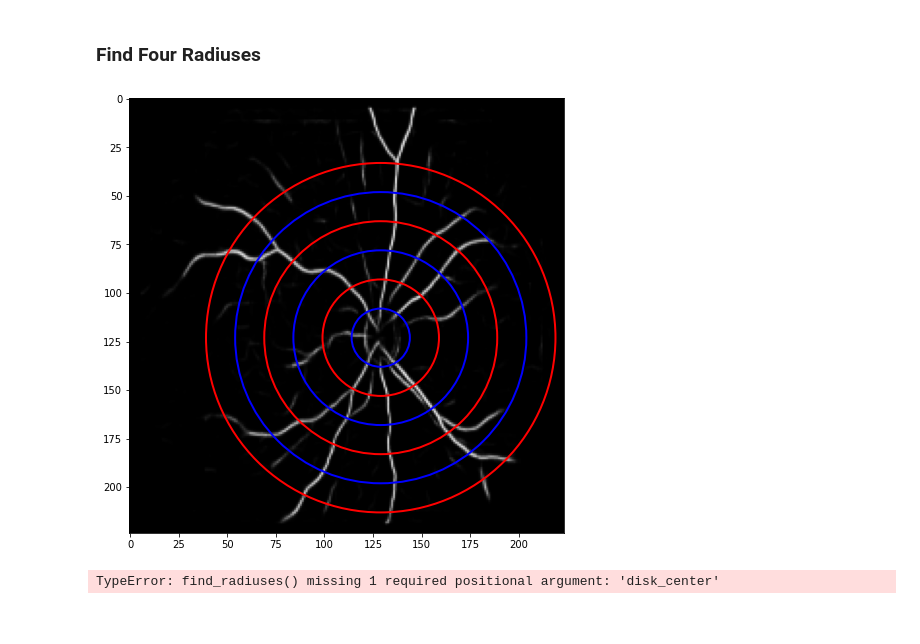
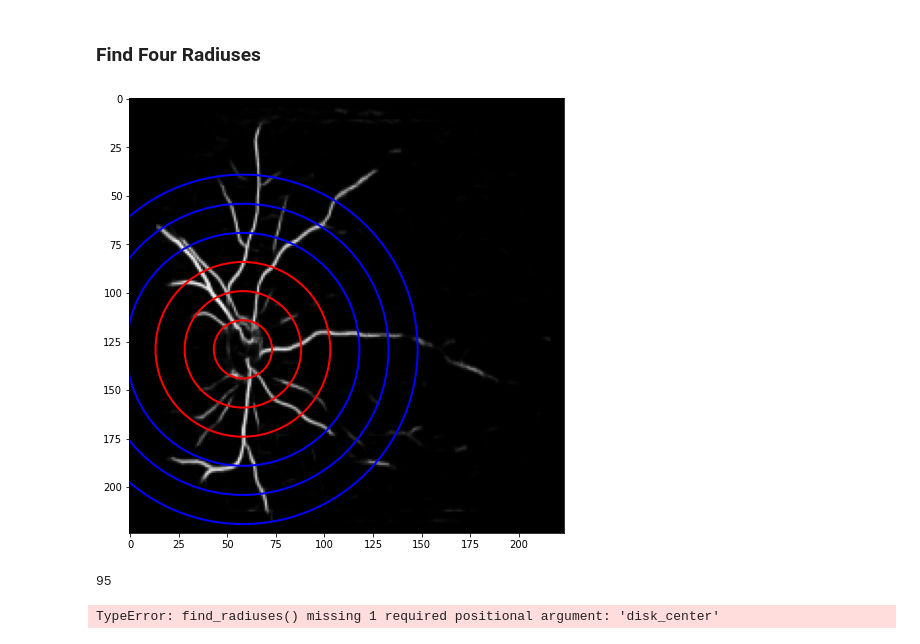
Before and after one commit to Centrattic/race, a Jupyter notebook: classifier_experiments/shadow_regions_experiment3.ipynb, the cells around one changed output. Drawn from its saved outputs; the diff is of its cells as text; code cells hidden in the pictures.

```diff
--- a/classifier_experiments/shadow_regions_experiment3.ipynb
+++ b/classifier_experiments/shadow_regions_experiment3.ipynb
@@ -326,7 +326,7 @@ def find_radiuses(data, load_path, radius_arr, disk_center):
     for i in range(len(data)):
         img_id = data['image_id'][i]
 
-        if img_id == 18168:
+        if img_id == 27313:
             img = Image.open(load_path + str(img_id) + '.bmp')
             resized = cv2.resize(np.array(img), (224, 224))
             channels = np.repeat(resized[:, :, np.newaxis], 3, axis=2).reshape((224,224,3))
@@ -346,9 +346,11 @@ def find_radiuses(data, load_path, radius_arr, disk_center):
 
             plt.show()
 # %%
-find_radiuses(pd.read_csv(csv_path), data_path, [0, 15, 30, 45, 60, 75, 90], (129, 123))
+find_radiuses(pd.read_csv(csv_path), data_path, [15, 75, 30, 90, 45, 60], (58, 129))
+224 - 129
 # %% [output]
-[figure, old version]
+[figure, new version]
+95
 # %%
 find_radiuses(data_posterior, intensity_path, [45, 90])
 # larger first radius, because most images, even posterior, aren't aligned right with the center
```
Also changed, not shown: 5 other files.
